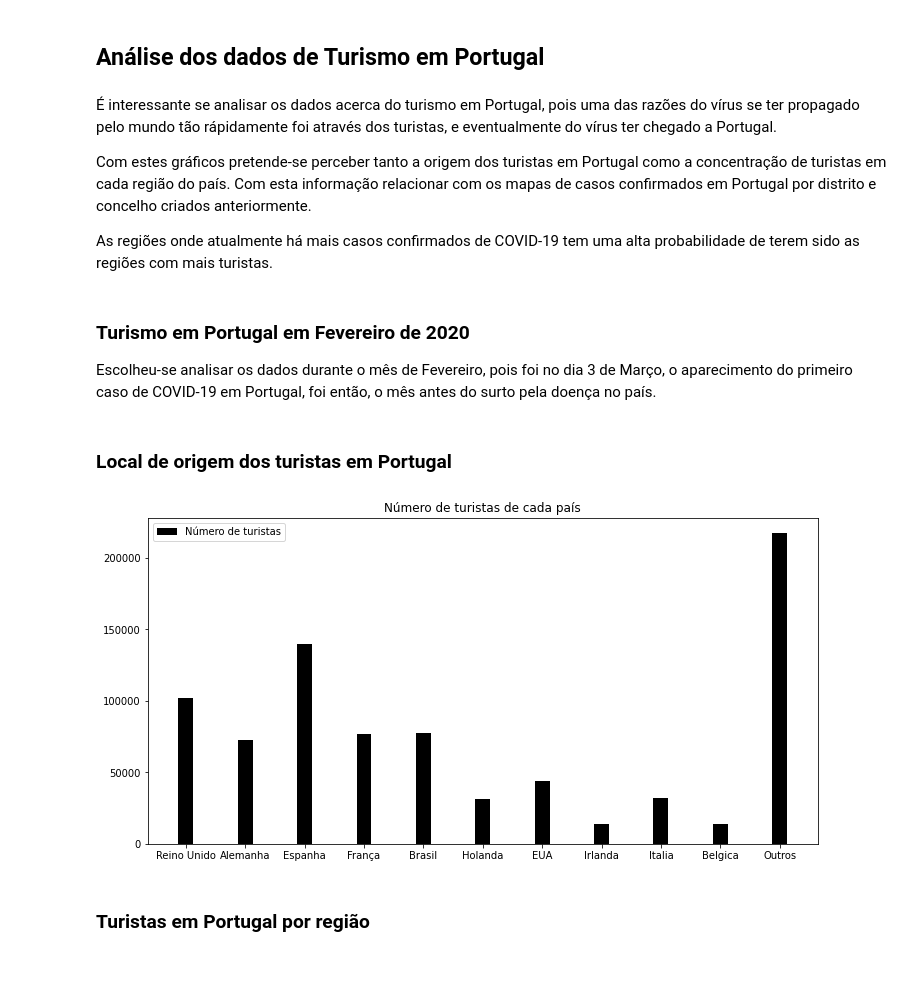
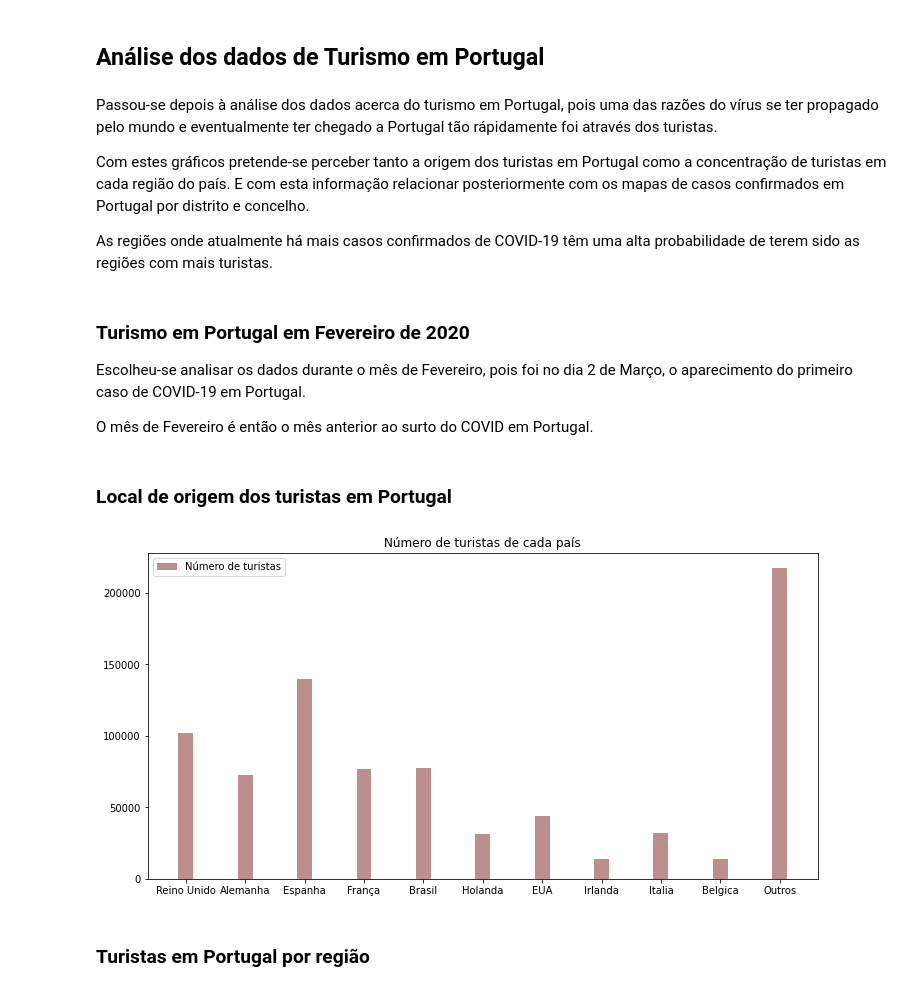
Before and after one commit to marianallc/TAprojectCOVID19, a Jupyter notebook: covid19.ipynb, the cells around one changed output. Drawn from its saved outputs; the diff is of its cells as text; code cells hidden in the pictures.

```diff
--- a/covid19.ipynb
+++ b/covid19.ipynb
@@ -274,15 +239,17 @@ Portugal tem 25045 casos confirmados no dia 30 de Abril de 2020.
 # %% [markdown]
 ## Análise dos dados de Turismo em Portugal
 # %% [markdown]
-É interessante se analisar os dados acerca do turismo em Portugal, pois uma das razões do vírus se ter propagado pelo mundo tão rápidamente foi através dos turistas, e eventualmente do vírus ter chegado a Portugal.
+Passou-se depois à análise dos dados acerca do turismo em Portugal, pois uma das razões do vírus se ter propagado pelo mundo e eventualmente ter chegado a Portugal tão rápidamente foi através dos turistas.
 
-Com estes gráficos pretende-se perceber tanto a origem dos turistas em Portugal como a concentração de turistas em cada região do país. Com esta informação relacionar com os mapas de casos confirmados em Portugal por distrito e concelho criados anteriormente.
+Com estes gráficos pretende-se perceber tanto a origem dos turistas em Portugal como a concentração de turistas em cada região do país. E com esta informação relacionar posteriormente com os mapas de casos confirmados em Portugal por distrito e concelho.
 
-As regiões onde atualmente há mais casos confirmados de COVID-19 tem uma alta probabilidade de terem sido as regiões com mais turistas.
+As regiões onde atualmente há mais casos confirmados de COVID-19 têm uma alta probabilidade de terem sido as regiões com mais turistas.
 # %% [markdown]
 ### **Turismo em Portugal em Fevereiro de 2020**
 
-Escolheu-se analisar os dados durante o mês de Fevereiro, pois foi no dia 3 de Março, o aparecimento do primeiro caso de COVID-19 em Portugal, foi então, o mês antes do surto pela doença no país.
+Escolheu-se analisar os dados durante o mês de Fevereiro, pois foi no dia 2 de Março, o aparecimento do primeiro caso de COVID-19 em Portugal.
+
+O mês de Fevereiro é então o mês anterior ao surto do COVID em Portugal.
 # %%
 import pandas as pd
 dturismo = pd.read_csv("https://raw.githubusercontent.com/marianallc/TAprojectCOVID19/master/TurismoFevereiroPT.csv")
@@ -291,30 +258,30 @@ dturismo = pd.read_csv("https://raw.githubusercontent.com/marianallc/TAprojectCO
 # %%
 import matplotlib.pyplot as plt
 
 ReinoUnido = dturismo.ReinoUnido.iat[0]
 Alemanha = dturismo.Alemanha.iat[0]
 Espanha = dturismo.Espanha.iat[0]
 França = dturismo.França.iat[0]
 Brasil = dturismo.Brasil.iat[0]
 Holanda = dturismo.Holanda.iat[0]
 EUA = dturismo.EUA.iat[0]
 Irlanda = dturismo.Irlanda.iat[0]
 Italia = dturismo.Italia.iat[0]
 Belgica = dturismo.Belgica.iat[0]
 Outros = dturismo.Outros.iat[0]
 
 #parametros do grafico de barras
 width = 10
 x = [ReinoUnido, Alemanha, Espanha, França, Brasil, Holanda, EUA, Irlanda, Italia, Belgica, Outros]
 medida = [0,40,80,120,160,200,240,280,320,360,400]
 plt.figure(figsize=(12,6))
-plt.bar(medida, x ,width=width, color ='black', label='Número de turistas')
+plt.bar(medida, x ,width=width, color ='rosybrown', label='Número de turistas')
 plt.xticks(medida, ['Reino Unido', 'Alemanha', 'Espanha', 'França', 'Brasil', 'Holanda', 'EUA', 'Irlanda', 'Italia', 'Belgica', 'Outros'])
 plt.title("Número de turistas de cada país")
 plt.legend(loc="best") #show legend
 plt.show()
 # %% [output]
-[figure, old version]
+[figure, new version]
 # %% [markdown]
 ### Turistas em Portugal por região
 # %%
```
Also changed, not shown: parts of 14 cells of this notebook.
